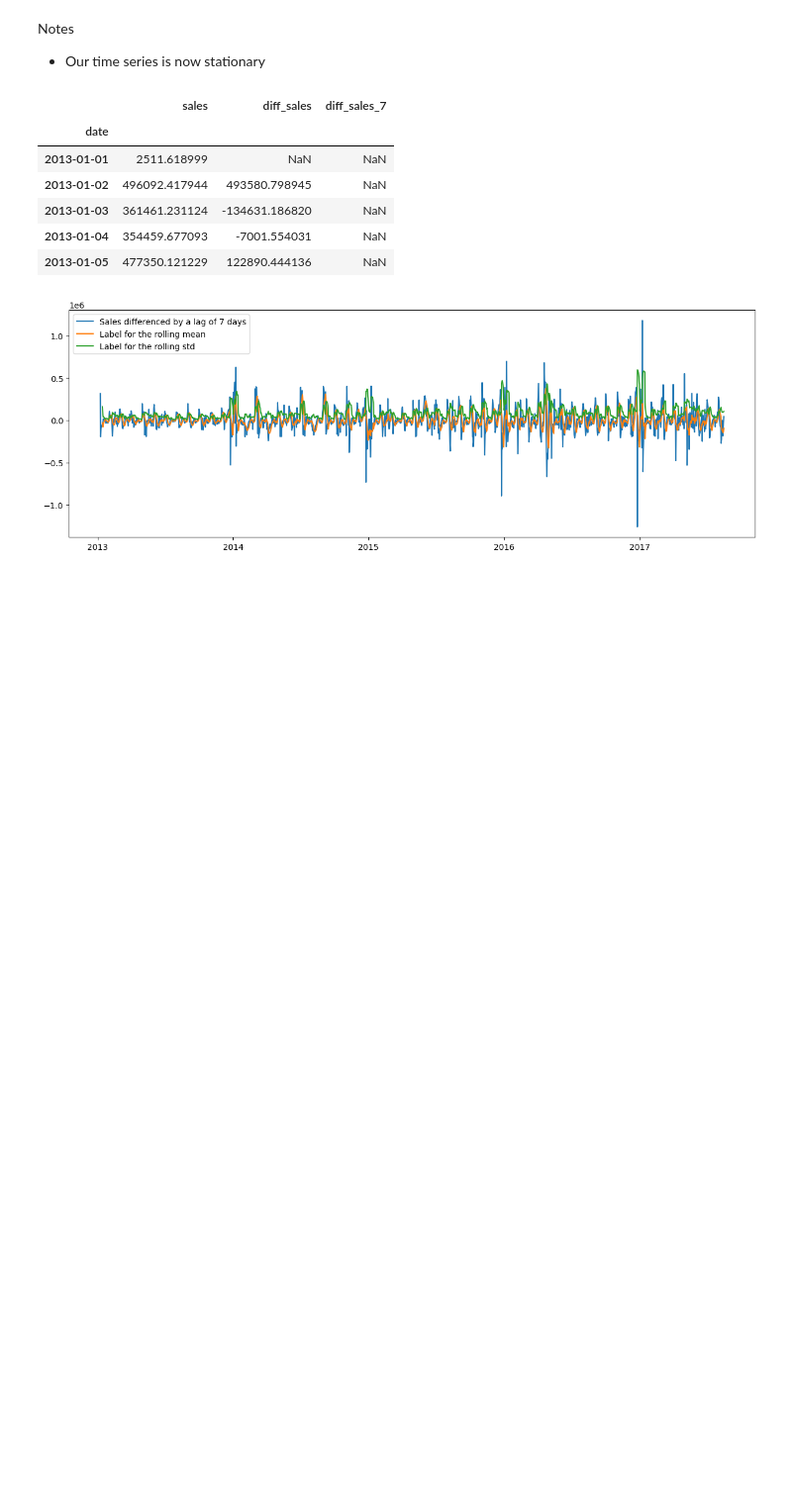
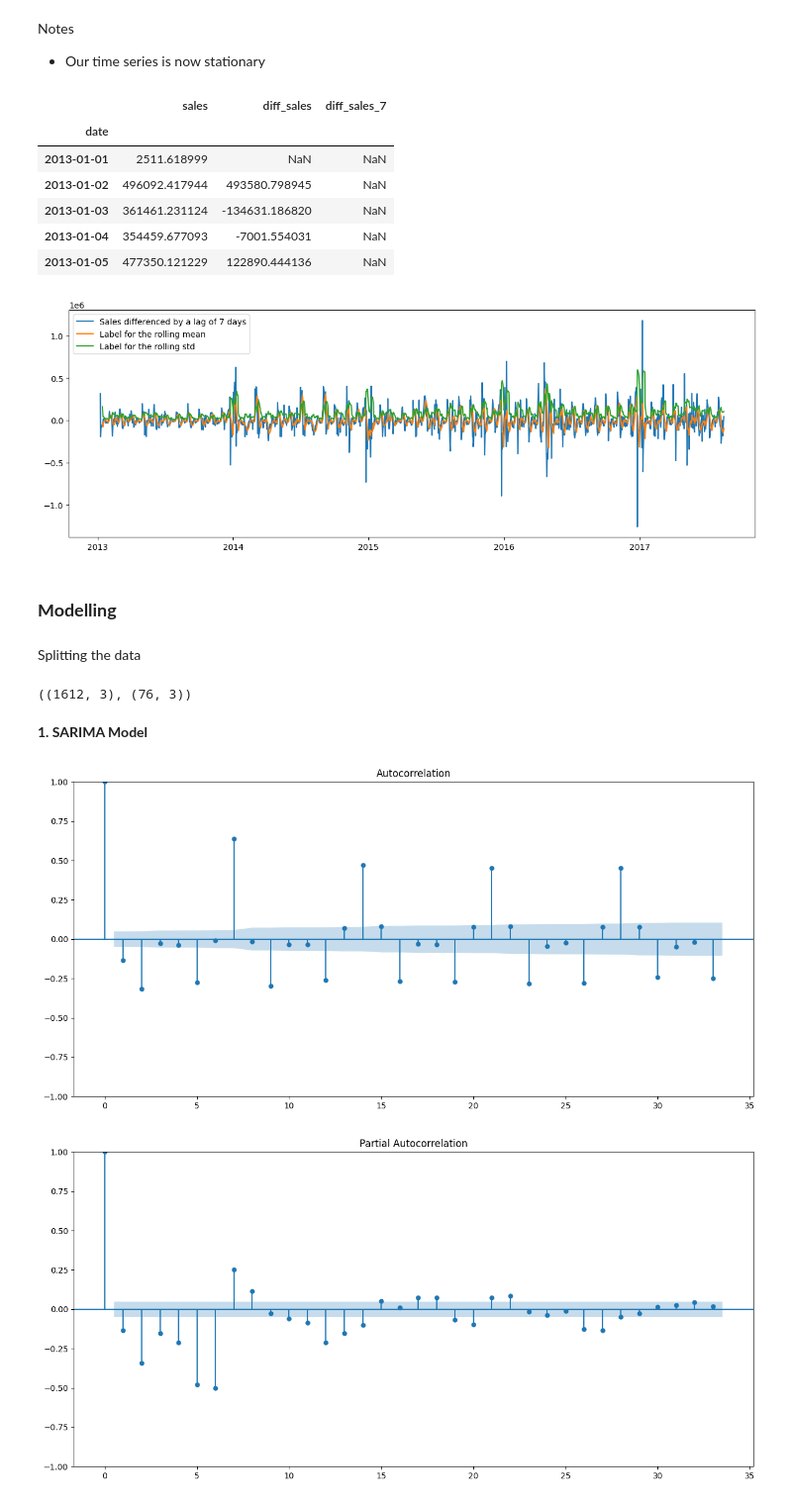
Before and after one commit to Njuraita/Time-Series-Regression-Analysis-Corporation-Favorita-, a Jupyter notebook: Notebooks/main.ipynb, the cells around one changed output. Shown at 99% size. Saved outputs shown, nothing was run; the diff lists cells and outputs as text; code cells hidden in the pictures; blank space fills up the shorter version.

Commit message:
Sarima Model

```diff
--- a/Notebooks/main.ipynb
+++ b/Notebooks/main.ipynb
@@ -1802,3 +1802,25 @@ plt.legend(loc='upper left',)
 plt.show()
 # %% [output]
 [figure]
+# %% [markdown]
+### **Modelling**
+# %% [markdown]
+Splitting the data
+# %%
+# Split the data into train and test
+train = train_daily_total_sales.loc[train_daily_total_sales.index < "2017-06-01"]
+test = train_daily_total_sales.loc[train_daily_total_sales.index >= "2017-06-01"]
+# %%
+# Shape of data
+train.shape, test.shape
+# %% [output]
+((1612, 3), (76, 3))
+# %% [markdown]
+**1. SARIMA Model**
+# %%
+# Plotting acf and pcf
+acf = plot_acf(train['diff_sales'].dropna())
+pacf = plot_pacf(train['diff_sales'].dropna())
+# %% [output]
+[figure, added]
+[figure, added]
```
Also changed, not shown: parts of 21 cells of this notebook.
